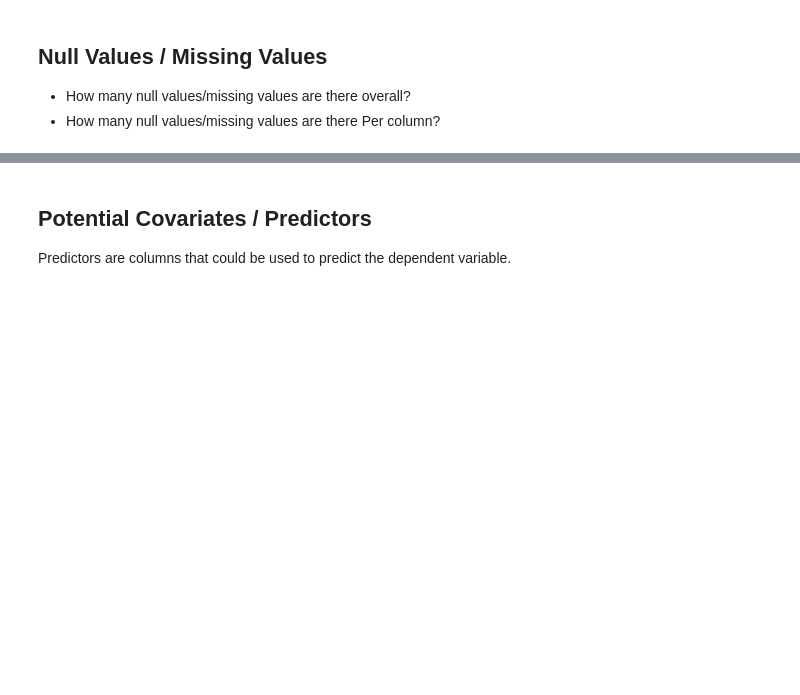
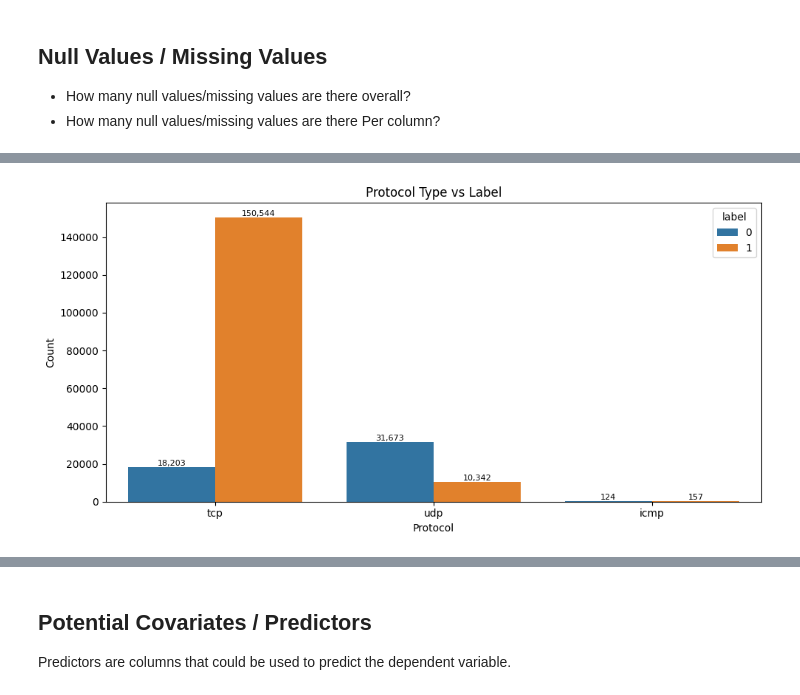
Before and after one commit to wiwiwashere/TON_loT_network, a Jupyter notebook: Explore_dataset.ipynb, the cells around one changed output, grey strips where cells are left out. Saved outputs shown, nothing was run; the diff lists cells and outputs as text; code cells hidden in the pictures; blank space fills up the shorter version.

```diff
--- a/Explore_dataset.ipynb
+++ b/Explore_dataset.ipynb
@@ -99,0 +160,15 @@ dep_val = "label" # this is our dependent variable for the current project scope
+# %%
+plt.figure(figsize=(10, 5))
+
+ax = sns.countplot(data=df, x="proto", hue="label")
+
+for container in ax.containers:
+    ax.bar_label(container, labels=[f"{int(v.get_height()):,}" for v in container], fontsize=8)
+
+plt.title("Protocol Type vs Label")
+plt.xlabel("Protocol")
+plt.ylabel("Count")
+plt.tight_layout()
+plt.show()
+# %% [output]
+[figure, added]
```
Also changed, not shown: parts of 12 cells of this notebook.
